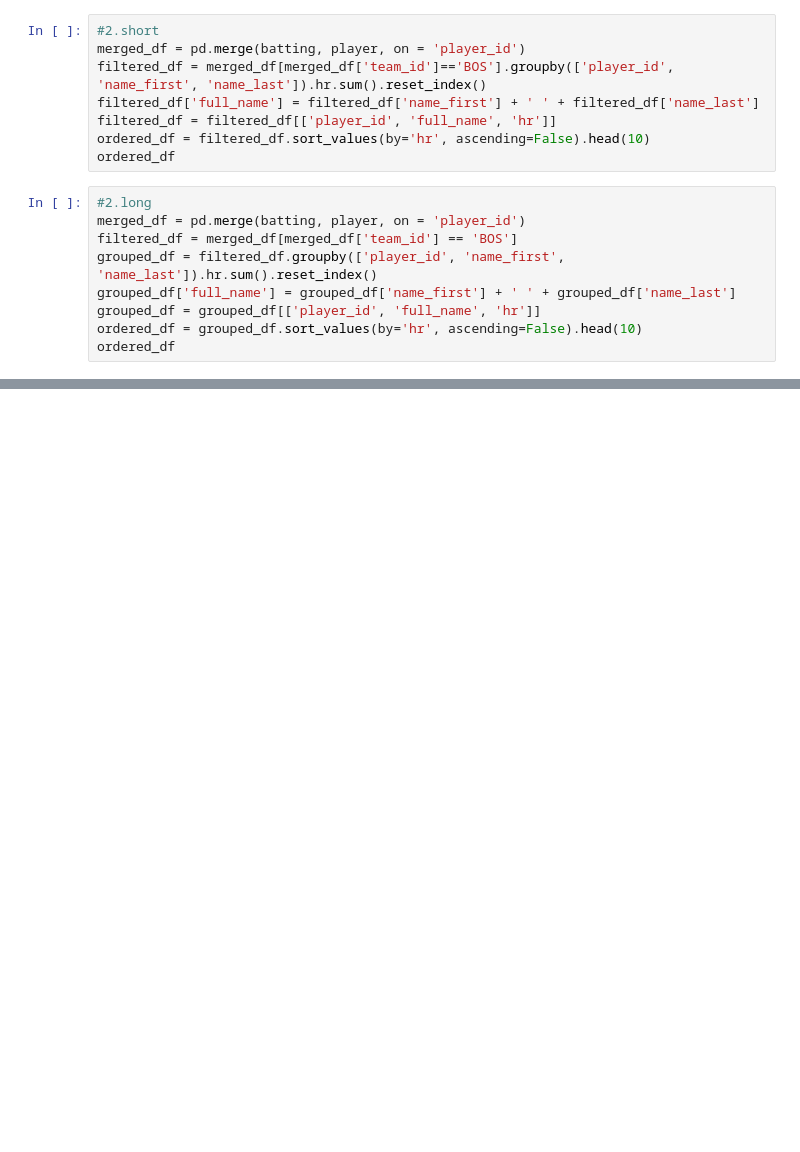
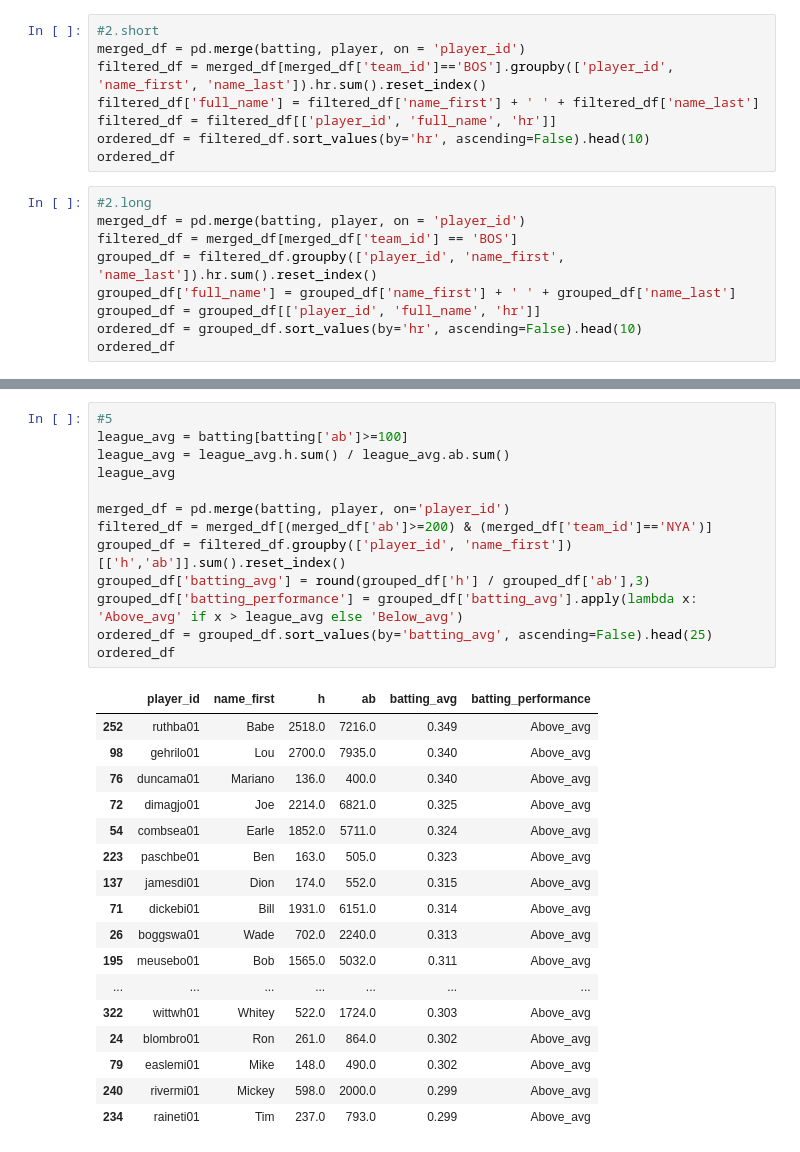
Before and after one commit to andresdr11/_MLB-Database-Analysis_, a Jupyter notebook: Python/PruebasAndres.ipynb, the cells around one changed output, grey strips where cells are left out. Saved outputs shown, nothing was run; the diff lists cells and outputs as text; blank space fills up the shorter version.

```diff
--- a/Python/PruebasAndres.ipynb
+++ b/Python/PruebasAndres.ipynb
@@ -42,0 +69,31 @@ ordered_df
+# %%
+#5
+league_avg = batting[batting['ab']>=100]
+league_avg = league_avg.h.sum() / league_avg.ab.sum()
+league_avg
+
+merged_df = pd.merge(batting, player, on='player_id')
+filtered_df = merged_df[(merged_df['ab']>=200) & (merged_df['team_id']=='NYA')]
+grouped_df = filtered_df.groupby(['player_id', 'name_first'])[['h','ab']].sum().reset_index()
+grouped_df['batting_avg'] = round(grouped_df['h'] / grouped_df['ab'],3)
+grouped_df['batting_performance'] = grouped_df['batting_avg'].apply(lambda x: 'Above_avg' if x > league_avg else 'Below_avg')
+ordered_df = grouped_df.sort_values(by='batting_avg', ascending=False).head(25)
+ordered_df
+# %% [output]
+|  | player_id | name_first | h | ab | batting_avg | batting_performance |
+| 252 | ruthba01 | Babe | 2518.0 | 7216.0 | 0.349 | Above_avg |
+| 98 | gehrilo01 | Lou | 2700.0 | 7935.0 | 0.340 | Above_avg |
+| 76 | duncama01 | Mariano | 136.0 | 400.0 | 0.340 | Above_avg |
+| 72 | dimagjo01 | Joe | 2214.0 | 6821.0 | 0.325 | Above_avg |
+| 54 | combsea01 | Earle | 1852.0 | 5711.0 | 0.324 | Above_avg |
+| 223 | paschbe01 | Ben | 163.0 | 505.0 | 0.323 | Above_avg |
+| 137 | jamesdi01 | Dion | 174.0 | 552.0 | 0.315 | Above_avg |
+| 71 | dickebi01 | Bill | 1931.0 | 6151.0 | 0.314 | Above_avg |
+| 26 | boggswa01 | Wade | 702.0 | 2240.0 | 0.313 | Above_avg |
+| 195 | meusebo01 | Bob | 1565.0 | 5032.0 | 0.311 | Above_avg |
+| ... | ... | ... | ... | ... | ... | ... |
+| 322 | wittwh01 | Whitey | 522.0 | 1724.0 | 0.303 | Above_avg |
+| 24 | blombro01 | Ron | 261.0 | 864.0 | 0.302 | Above_avg |
+| 79 | easlemi01 | Mike | 148.0 | 490.0 | 0.302 | Above_avg |
+| 240 | rivermi01 | Mickey | 598.0 | 2000.0 | 0.299 | Above_avg |
+| 234 | raineti01 | Tim | 237.0 | 793.0 | 0.299 | Above_avg |
```
Also changed, not shown: parts of 8 cells of this notebook.
